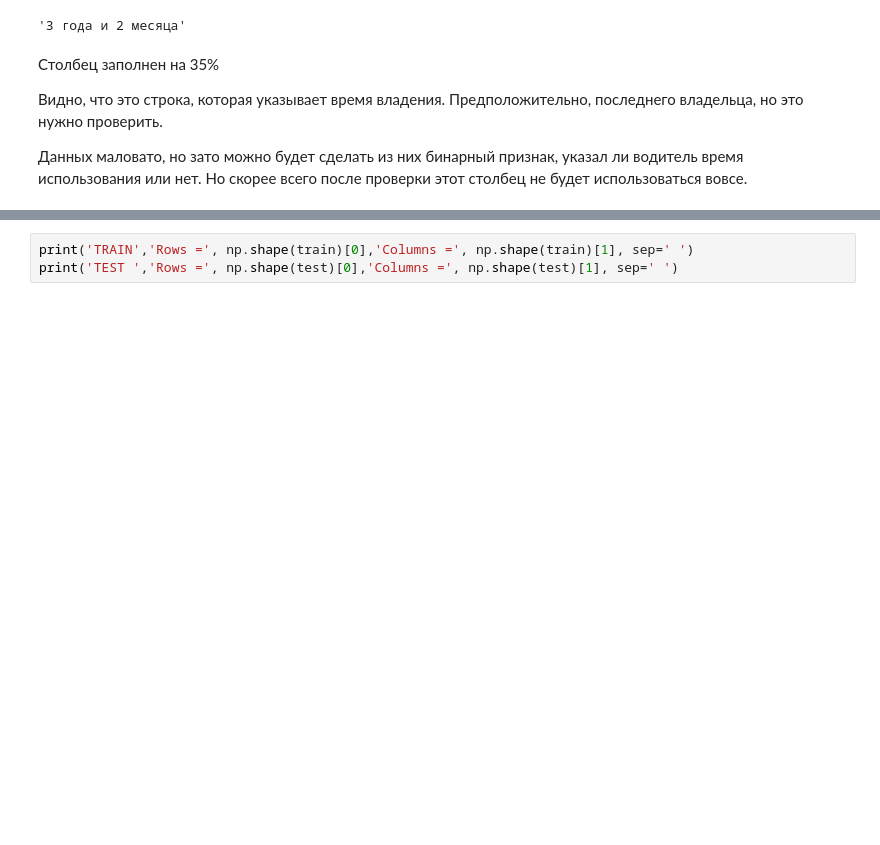
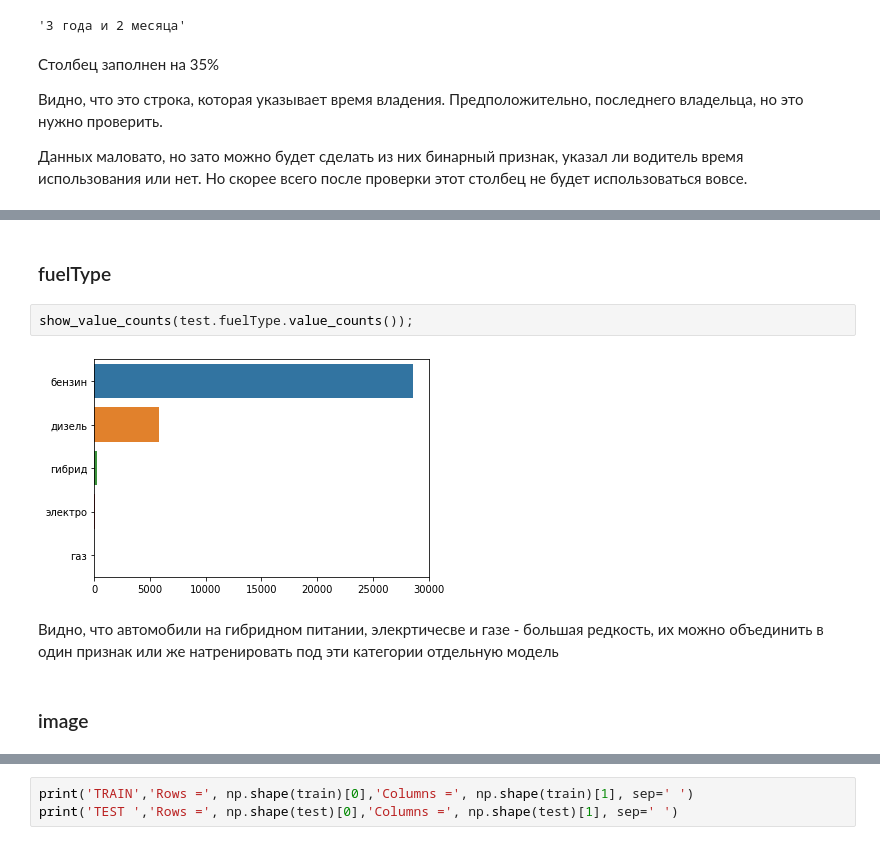
Before and after one commit to Sly-Dog/auto_pricing, a Jupyter notebook: primary_notebook.ipynb, the cells around one changed output, grey strips where cells are left out. Cells and saved outputs as stored; diff of their text form; blank space fills up the shorter version.

```diff
--- a/primary_notebook.ipynb
+++ b/primary_notebook.ipynb
@@ -351,0 +356,10 @@ test.engineDisplacement.value_counts()
+# %% [markdown]
+### fuelType
+# %%
+show_value_counts(test.fuelType.value_counts());
+# %% [output]
+[figure, added]
+# %% [markdown]
+Видно, что автомобили на гибридном питании, элекртичесве и газе - большая редкость, их можно объединить в один признак или же натренировать под эти категории отдельную модель
+# %% [markdown]
+### image
```
Also changed, not shown: parts of 185 cells of this notebook.
